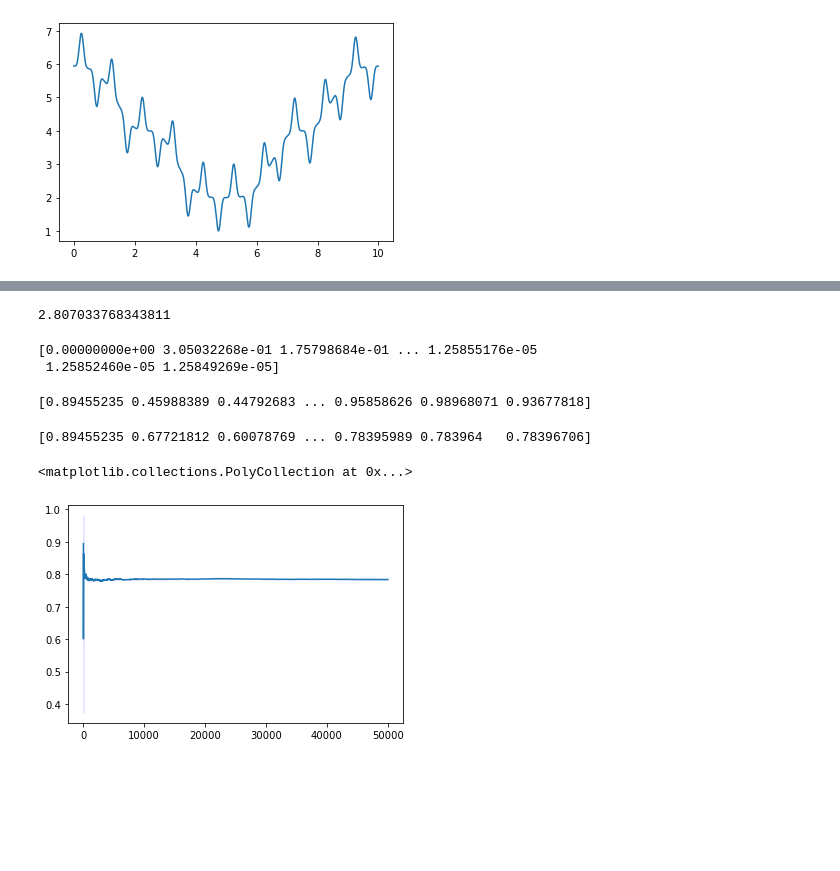
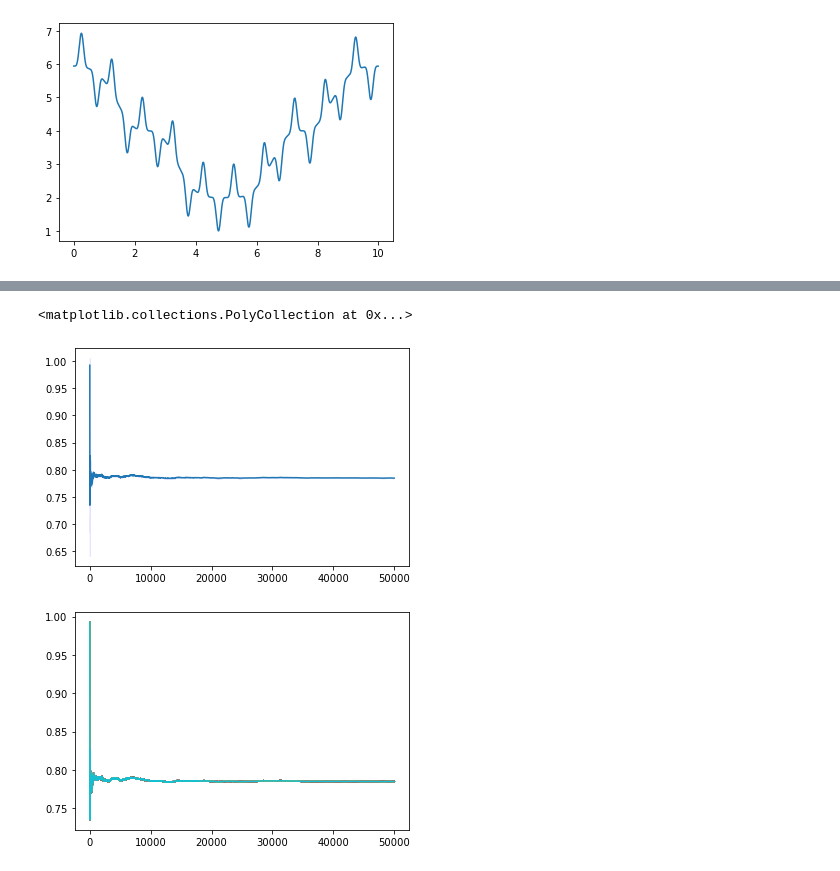
Before and after one commit to Ludvins/Practicas_CN, a Jupyter notebook: Ejercicios MonteCarlo.ipynb, the cells around one changed output, grey strips where cells are left out. Saved outputs shown, nothing was run; the diff lists cells and outputs as text; code cells hidden in the pictures; blank space fills up the shorter version.

```diff
--- a/Ejercicios MonteCarlo.ipynb
+++ b/Ejercicios MonteCarlo.ipynb
@@ -82,7 +81,0 @@ plot_kde_and_ecdf(a,b, np.pi/4)
-# %%
-alpha = 0.005
-# %%
-z_alpha = norm.ppf(1-(alpha/2))
-print(z_alpha)
-# %% [output]
-2.807033768343811
@@ -89,33 +84,31 @@ print(z_alpha)
 # %%
-x = uniform.rvs(0, 1, 50000)
-y = f(x)
-size = np.arange(start = 1, stop = 50000+1, step = 1)
+def cumulative_means_method(f, x, alpha = 0.005):
+    y = f(x)
+    size = np.arange(start = 1, stop = len(x)+1, step = 1)
 
-media = np.cumsum(y) / size
+    media = np.cumsum(y) / size
 
-s2 = (y - media) * (y - media)
-s2[0] = 0
-s2[1:] = np.cumsum(s2)[1:]/size[0:-1]
+    z_alpha = norm.ppf(1-(alpha/2))
 
-sigma2 = s2/size
-ic = z_alpha*np.sqrt(sigma2)/np.sqrt(size)
-print(ic)
+    s2 = (y - media) * (y - media)
+    s2[0] = 0
+    s2[1:] = np.cumsum(s2)[1:]/size[0:-1]
+
+    sigma2 = s2/size
+    ic = z_alpha*np.sqrt(sigma2)/np.sqrt(size)
+
+    return (media, ic)
-# %% [output]
-[0.00000000e+00 3.05032268e-01 1.75798684e-01 ... 1.25855176e-05
- 1.25852460e-05 1.25849269e-05]
-# %%
-print(y)
-# %% [output]
-[0.89455235 0.45988389 0.44792683 ... 0.95858626 0.98968071 0.93677818]
-# %%
-print(media)
-# %% [output]
-[0.89455235 0.67721812 0.60078769 ... 0.78395989 0.783964   0.78396706]
 # %%
+media, ic = cumulative_means_method(f, x)
 fig, ax = plt.subplots()
-
 ax.plot(media)
-ax.fill_between(size, media-ic, media+ic, color='b', alpha=.1)
+ax.fill_between(np.arange(start = 1, stop = len(x)+1, step = 1), media-ic, media+ic, color='b', alpha=.1)
 # %% [output]
 <matplotlib.collections.PolyCollection at 0x...>
-[figure, old version]
+[figure, new version]
+# %%
+for _ in range(100):
+    a = cumulative_means_method(f, x)[0]
+    sns.lineplot(x = np.arange(start = 1, stop = len(a)+1, step = 1), y = a)
+# %% [output]
+[figure, added]
```
Also changed, not shown: parts of 5 cells of this notebook.
